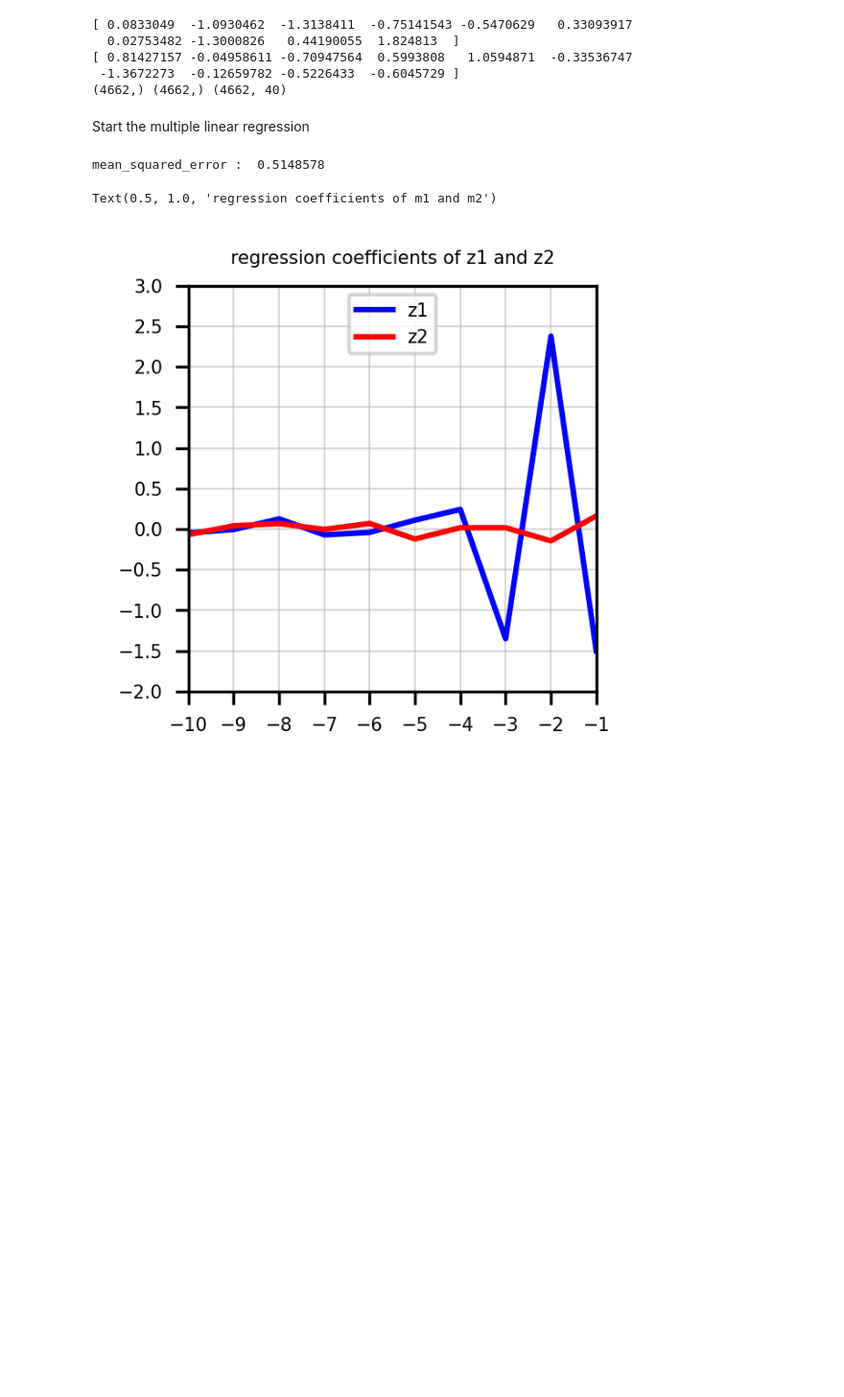
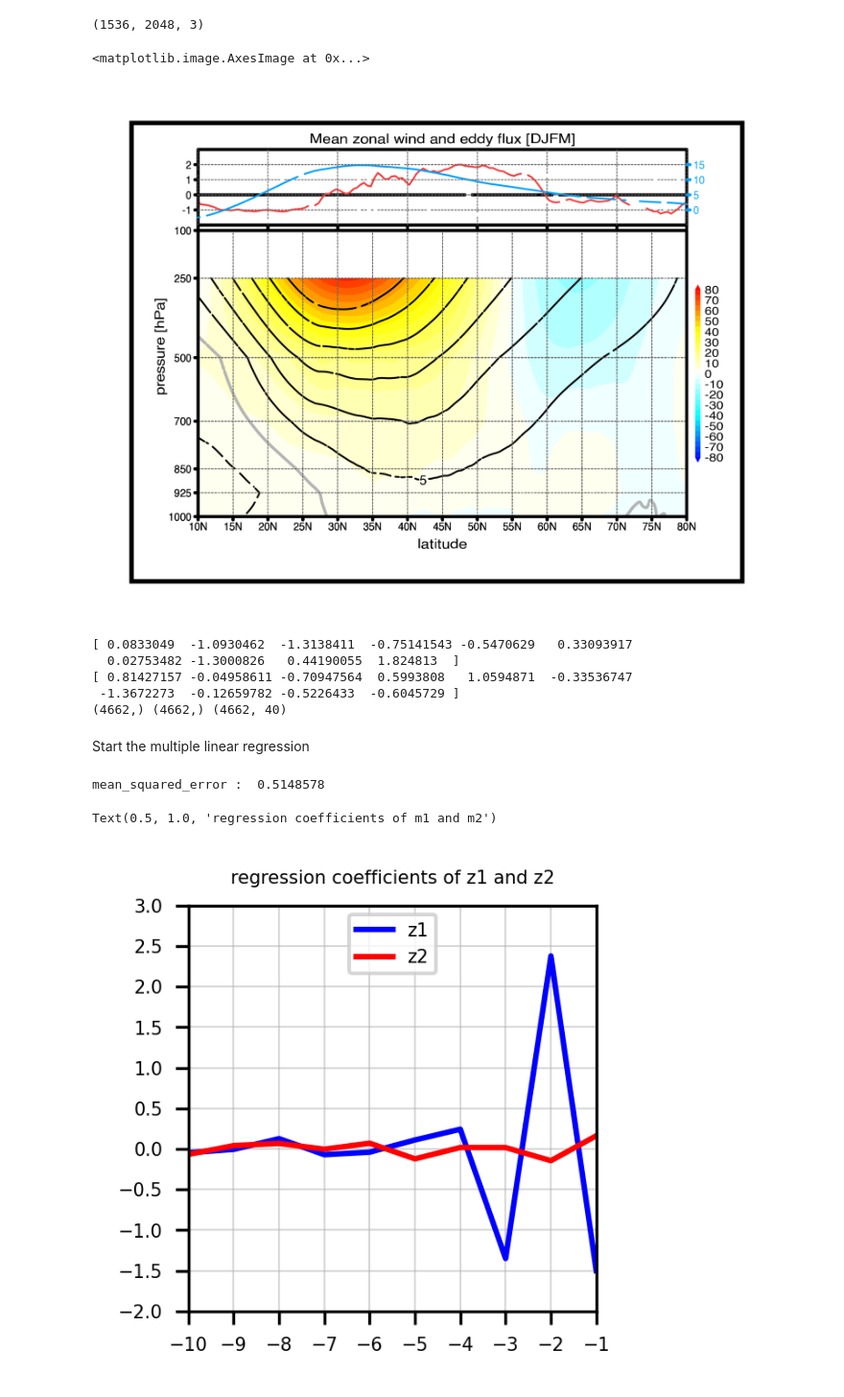
Before and after one commit to HuangJin-De/am_NH, a Jupyter notebook: discussion/20231108.ipynb, the cells around one changed output. Shown at 96% size. Saved outputs shown, nothing was run; the diff lists cells and outputs as text; code cells hidden in the pictures; blank space fills up the shorter version.

```diff
--- a/discussion/20231108.ipynb
+++ b/discussion/20231108.ipynb
@@ -14,3 +14,22 @@ Resolving deltas: 100% (29/29), done.
+# %%
+import matplotlib.image as mpimg
+import matplotlib.pyplot as plt
+
+path='am_NH'
+filen=path+'/plot/figure/mean.png'
+
+image=mpimg.imread(filen)
+
+print(image.shape)
+
+fig,ax=plt.subplots(figsize=(2,2),dpi=900)
+plt.tick_params(axis='x',which='both',bottom=False,top=False,labelbottom=False)
+plt.tick_params(axis='y',which='both',left=False,right=False,labelleft=False)
+ax.imshow(image)
+# %% [output]
+(1536, 2048, 3)
+<matplotlib.image.AxesImage at 0x...>
+[figure, added]
 # %%
 import numpy as np
 import matplotlib.pyplot as plt
```
Also changed, not shown: parts of 3 cells of this notebook.
